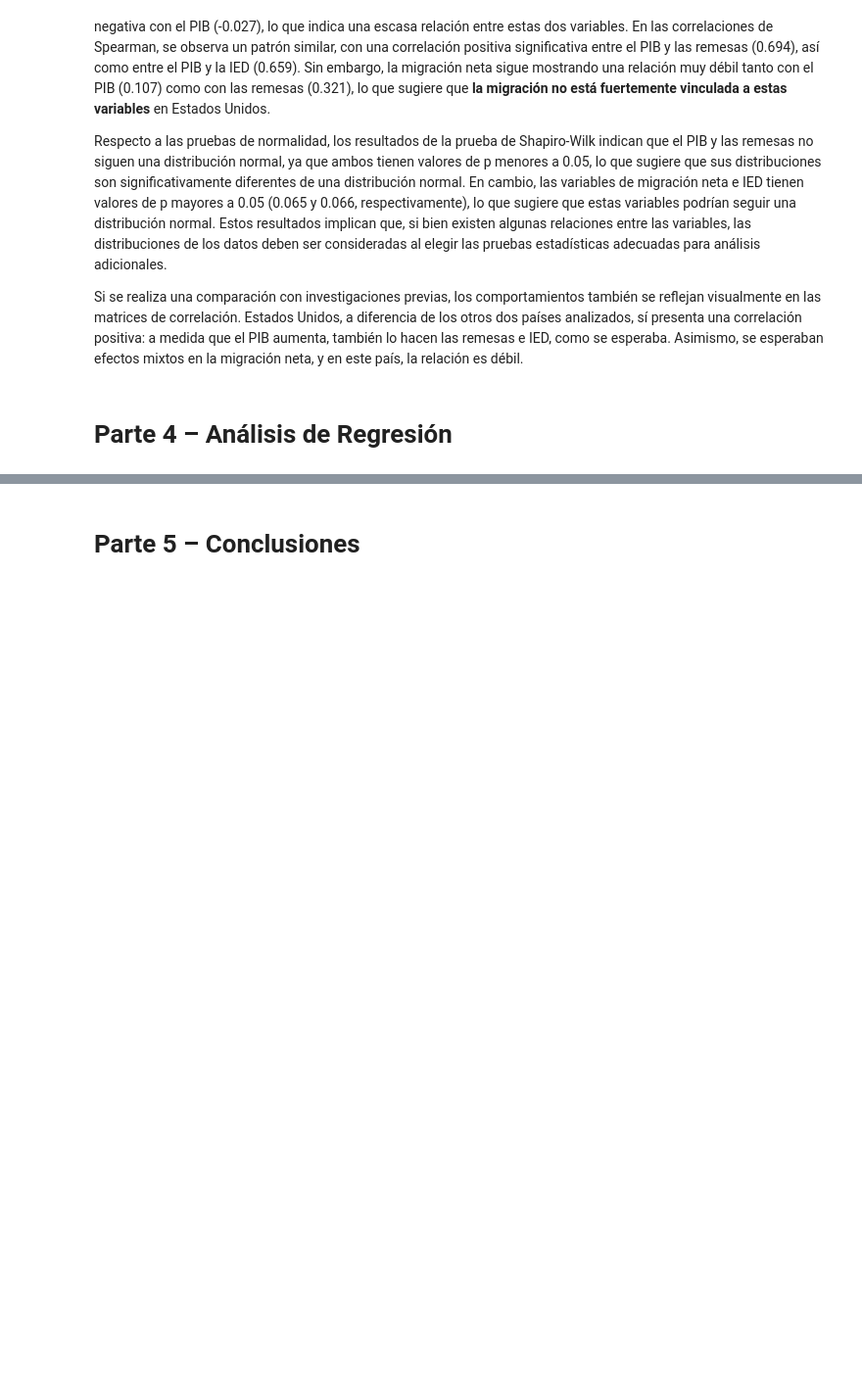
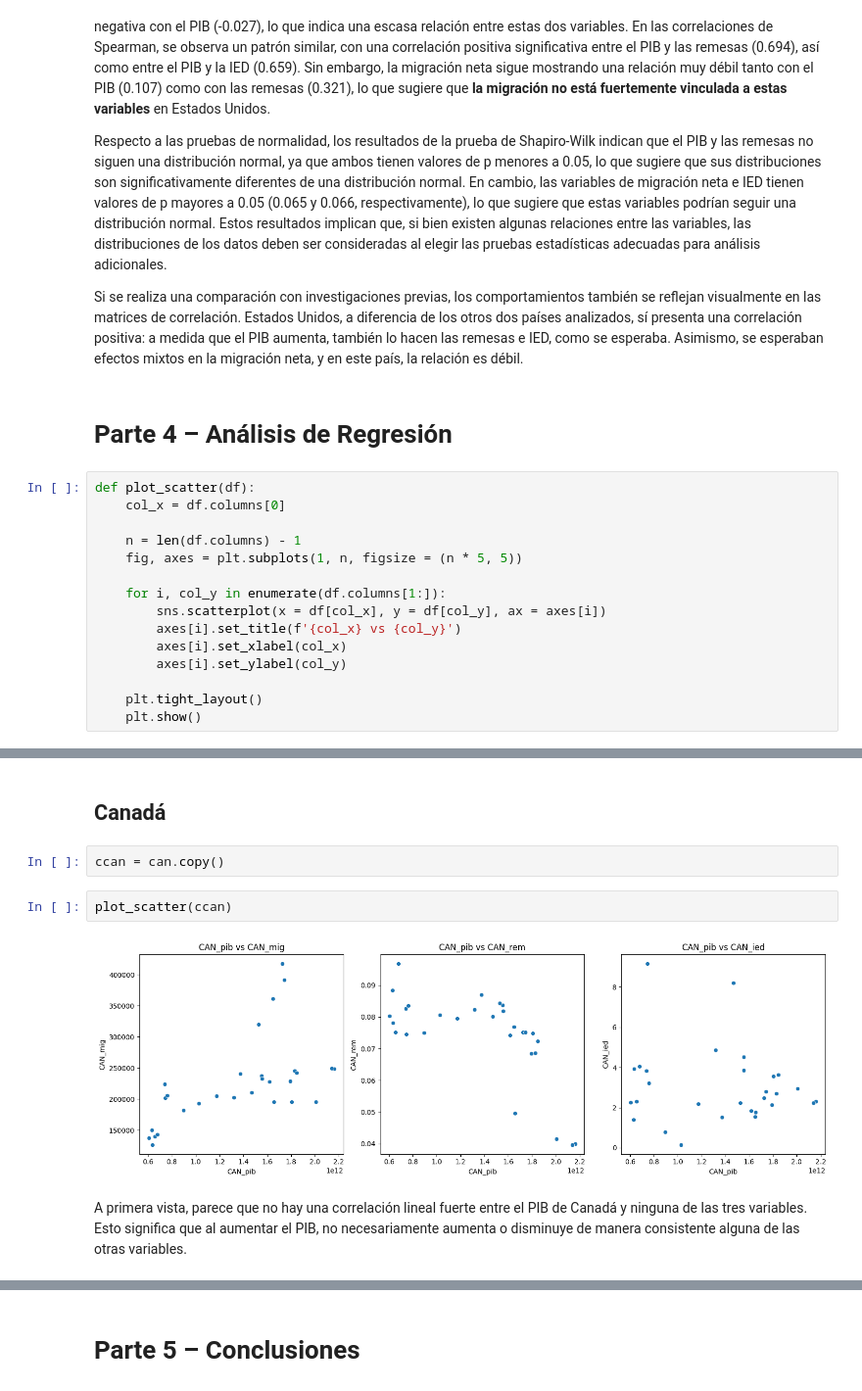
Before and after one commit to Maquililo/prueba-reclutamiento-python, a Jupyter notebook: notebook.ipynb, the cells around one changed output, grey strips where cells are left out. Shown at 98% size. Cells and saved outputs as stored; diff of their text form; blank space fills up the shorter version.

```diff
--- a/notebook.ipynb
+++ b/notebook.ipynb
@@ -756,3 +762,18 @@ Respecto a las pruebas de normalidad, los resultados de la prueba de Shapiro-Wil
 Si se realiza una comparación con investigaciones previas, los comportamientos también se reflejan visualmente en las matrices de correlación. Estados Unidos, a diferencia de los otros dos países analizados, sí presenta una correlación positiva: a medida que el PIB aumenta, también lo hacen las remesas e IED, como se esperaba. Asimismo, se esperaban efectos mixtos en la migración neta, y en este país, la relación es débil.
 # %% [markdown]
 # Parte 4 – Análisis de Regresión
+# %%
+def plot_scatter(df):
+    col_x = df.columns[0]
+
+    n = len(df.columns) - 1
+    fig, axes = plt.subplots(1, n, figsize = (n * 5, 5))
+
+    for i, col_y in enumerate(df.columns[1:]):
+        sns.scatterplot(x = df[col_x], y = df[col_y], ax = axes[i])
+        axes[i].set_title(f'{col_x} vs {col_y}')
+        axes[i].set_xlabel(col_x)
+        axes[i].set_ylabel(col_y)
+
+    plt.tight_layout()
+    plt.show()
@@ -758,0 +821,10 @@ Si se realiza una comparación con investigaciones previas, los comportamientos
+# %% [markdown]
+## Canadá
+# %%
+ccan = can.copy()
+# %%
+plot_scatter(ccan)
+# %% [output]
+[figure, added]
+# %% [markdown]
+A primera vista, parece que no hay una correlación lineal fuerte entre el PIB de Canadá y ninguna de las tres variables. Esto significa que al aumentar el PIB, no necesariamente aumenta o disminuye de manera consistente alguna de las otras variables.
```
Also changed, not shown: parts of 33 cells of this notebook.
